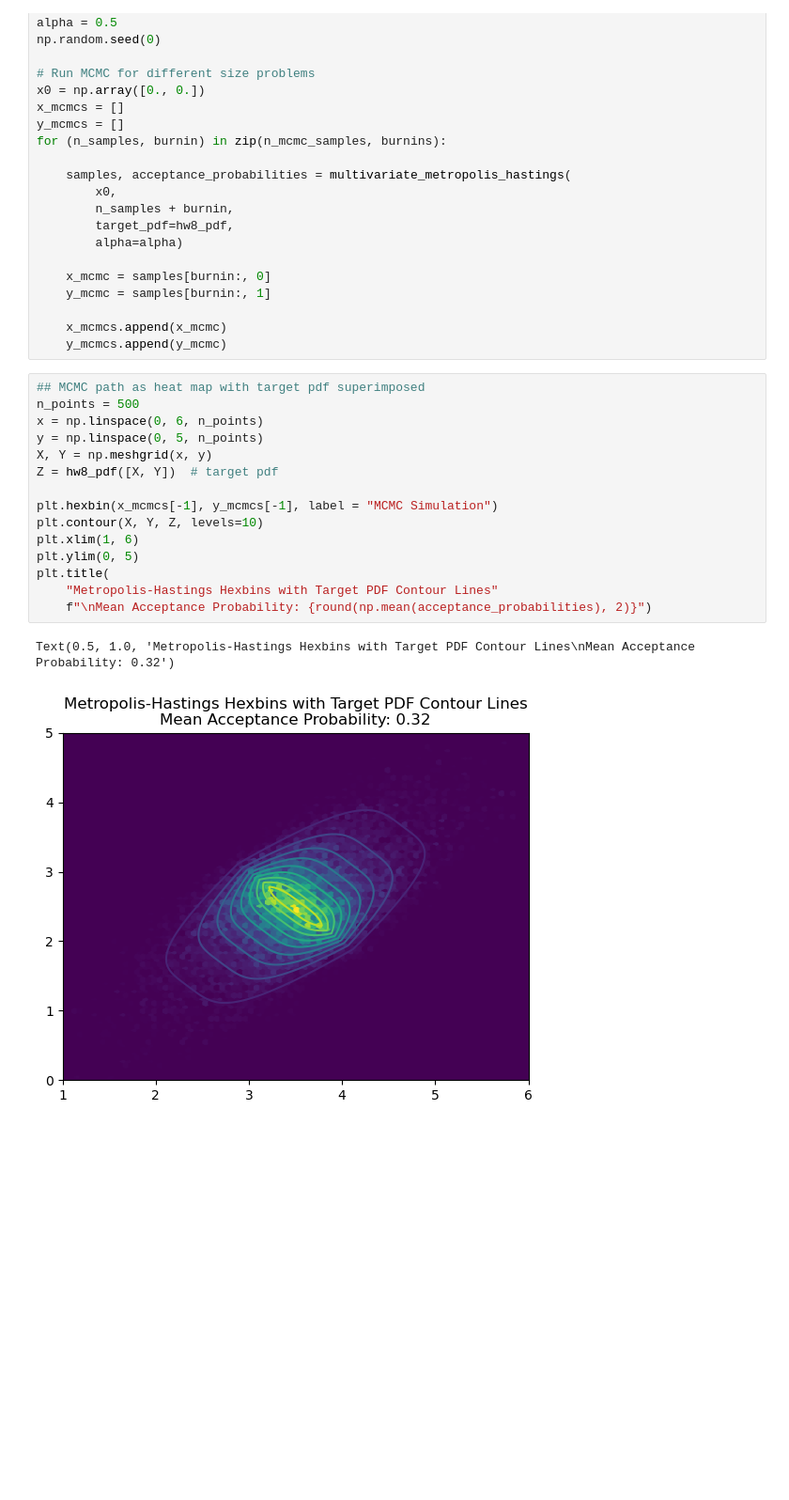
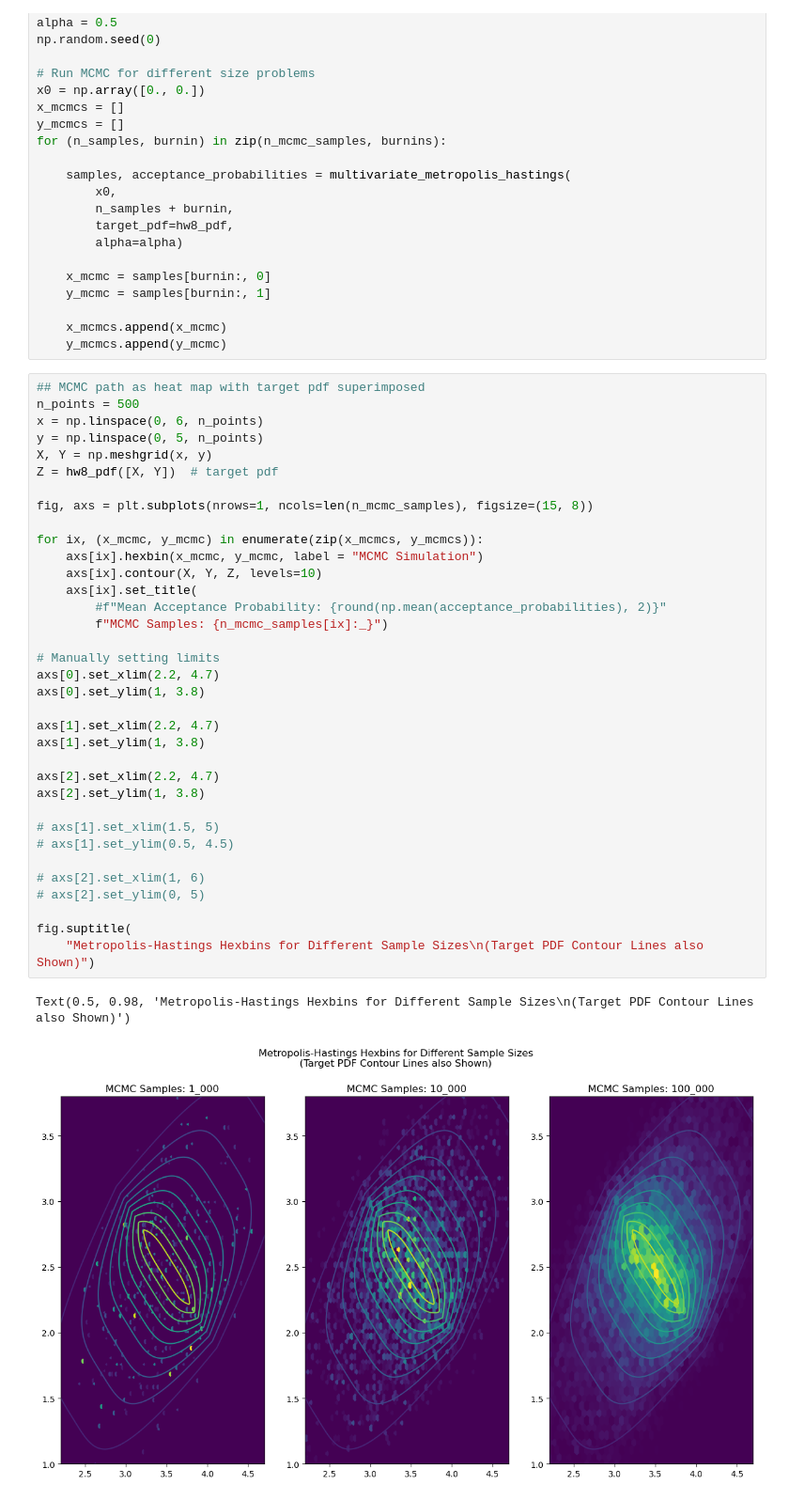
Before and after one commit to NiklasSchaaf/UQ_2023, a Jupyter notebook: homework_8/hw8_jf.ipynb, the cells around one changed output. Shown: that part at 94% size. Drawn from its saved outputs; the diff is of its cells as text; blank space fills up the shorter version.

Commit message:
added more plots for different MCMC sample sizes... TODO: analytical expectation??

```diff
--- a/homework_8/hw8_jf.ipynb
+++ b/homework_8/hw8_jf.ipynb
@@ -29,24 +36,44 @@ for (n_samples, burnin) in zip(n_mcmc_samples, burnins):
 
     x_mcmcs.append(x_mcmc)
     y_mcmcs.append(y_mcmc)
-# %%
-## MCMC path as heat map with target pdf superimposed
-n_points = 500
-x = np.linspace(0, 6, n_points)
-y = np.linspace(0, 5, n_points)
-X, Y = np.meshgrid(x, y)
-Z = hw8_pdf([X, Y])  # target pdf
-
-plt.hexbin(x_mcmcs[-1], y_mcmcs[-1], label = "MCMC Simulation")
-plt.contour(X, Y, Z, levels=10)
-plt.xlim(1, 6)
-plt.ylim(0, 5)
-plt.title(
-    "Metropolis-Hastings Hexbins with Target PDF Contour Lines"
-    f"\nMean Acceptance Probability: {round(np.mean(acceptance_probabilities), 2)}")
-# %% [output]
-Text(0.5, 1.0, 'Metropolis-Hastings Hexbins with Target PDF Contour Lines\nMean Acceptance Probability: 0.32')
-[figure, removed]
+# %%
+## MCMC path as heat map with target pdf superimposed
+n_points = 500
+x = np.linspace(0, 6, n_points)
+y = np.linspace(0, 5, n_points)
+X, Y = np.meshgrid(x, y)
+Z = hw8_pdf([X, Y])  # target pdf
+
+fig, axs = plt.subplots(nrows=1, ncols=len(n_mcmc_samples), figsize=(15, 8))
+
+for ix, (x_mcmc, y_mcmc) in enumerate(zip(x_mcmcs, y_mcmcs)):
+    axs[ix].hexbin(x_mcmc, y_mcmc, label = "MCMC Simulation")
+    axs[ix].contour(X, Y, Z, levels=10)
+    axs[ix].set_title(
+        #f"Mean Acceptance Probability: {round(np.mean(acceptance_probabilities), 2)}"
+        f"MCMC Samples: {n_mcmc_samples[ix]:_}")
+
+# Manually setting limits
+axs[0].set_xlim(2.2, 4.7)
+axs[0].set_ylim(1, 3.8)
+
+axs[1].set_xlim(2.2, 4.7)
+axs[1].set_ylim(1, 3.8)
+
+axs[2].set_xlim(2.2, 4.7)
+axs[2].set_ylim(1, 3.8)
+
+# axs[1].set_xlim(1.5, 5)
+# axs[1].set_ylim(0.5, 4.5)
+
+# axs[2].set_xlim(1, 6)
+# axs[2].set_ylim(0, 5)
+
+fig.suptitle(
+    "Metropolis-Hastings Hexbins for Different Sample Sizes\n(Target PDF Contour Lines also Shown)")
+# %% [output]
+Text(0.5, 0.98, 'Metropolis-Hastings Hexbins for Different Sample Sizes\n(Target PDF Contour Lines also Shown)')
+[figure, added]
 # %%
 ## The below plots shows how as the MCMC sample size increases,
 ## the magnitude of oscillations in the sampling points decreases
```
Also changed, not shown: parts of 3 cells of this notebook.
